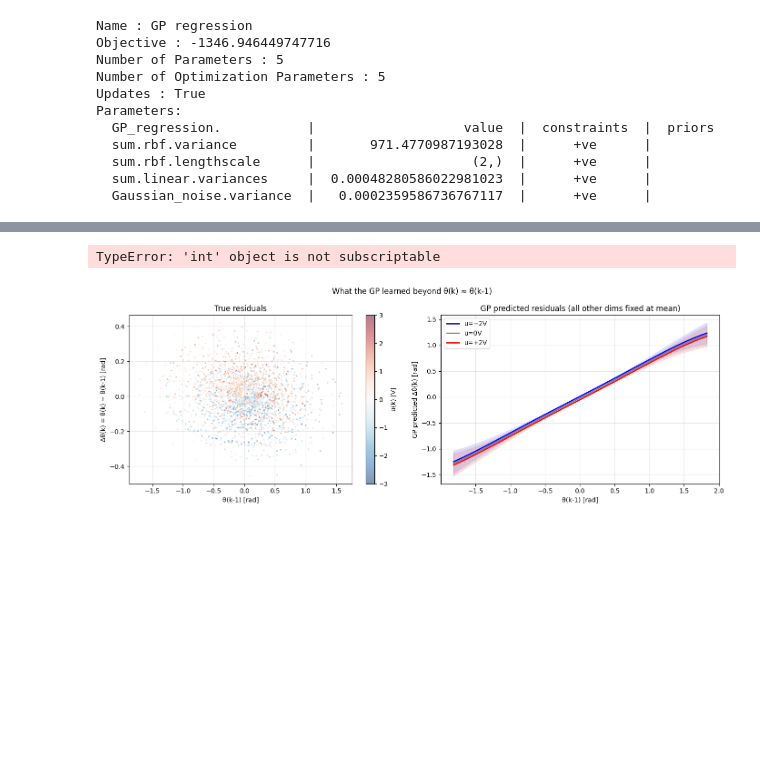
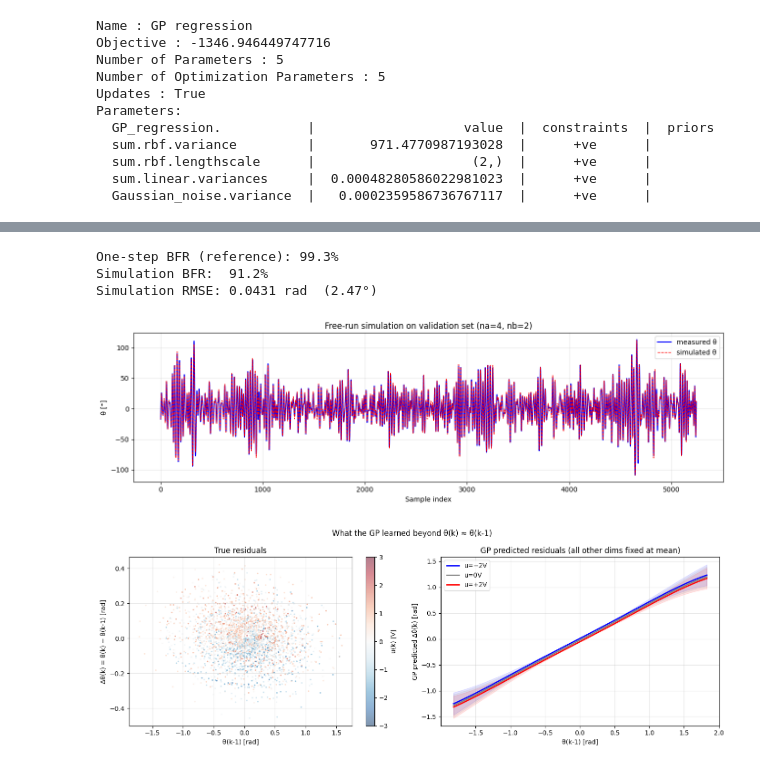
Before and after one commit to SpyrosAnog/ML-for-control-systems-Pendulum, a Jupyter notebook: GaussianProcess.ipynb, the cells around one changed output, grey strips where cells are left out. Cells and saved outputs as stored; diff of their text form; code cells hidden in the pictures; blank space fills up the shorter version.

Commit message:
corrected the simulation plots

```diff
--- a/GaussianProcess.ipynb
+++ b/GaussianProcess.ipynb
@@ -411,36 +411,39 @@ Sparse RMSE: 0.00365
 def simulate(model, u, th_init, na, nb):
     """Free-run simulation: predicted angles are fed back instead of true angles."""
     n = len(u)
     th_pred = np.zeros(n)
     th_pred[:na] = th_init[:na]  # seed with true values
 
     start = max(na, nb)
     for k in range(start, n):
         x = np.array([[th_pred[k-i] for i in range(1, na+1)] + [u[k-j] for j in range(nb)]])
         th_pred[k] = model.predict(x)[0].flatten()[0]
 
     return th_pred[start:]
 
-N_sim = Xval.shape[0]  # keep short — each step is a separate predict call
+N_sim = th_val.shape[0]  # keep short — each step is a separate predict call
 start = max(na, nb)
 
 th_sim  = simulate(m_sparse, u_val[:N_sim], th_val[:N_sim], na, nb)
 th_true = th_val[start:N_sim]
 
-print(f"One-step BFR (reference): {BFR(Yval[:N_sim-start], th_sim[:N_sim-start].flatten()):.1f}%")
+print(f"One-step BFR (reference): {BFR(Yval[:N_sim-start], Ypred_sparse[:N_sim-start].flatten()):.1f}%")
 print(f"Simulation BFR:  {BFR(th_true, th_sim):.1f}%")
 print(f"Simulation RMSE: {RMSE(th_true, th_sim):.4f} rad  ({np.degrees(RMSE(th_true, th_sim)):.2f}°)")
 
 fig, ax = plt.subplots(figsize=(13, 4))
 ax.plot(np.degrees(th_true), 'b', lw=1.5, label='measured θ')
 ax.plot(np.degrees(th_sim),  'r--', lw=1,  label='simulated θ')
 ax.set_xlabel("Sample index")
 ax.set_ylabel("θ [°]")
 ax.set_title(f"Free-run simulation on validation set (na={na}, nb={nb})")
 ax.legend(); ax.grid(alpha=0.3)
 plt.tight_layout(); plt.show()
 # %% [output]
-TypeError: 'int' object is not subscriptable
+One-step BFR (reference): 99.3%
+Simulation BFR:  91.2%
+Simulation RMSE: 0.0431 rad  (2.47°)
+[figure, added]
 # %%
 fig, axes = plt.subplots(1, 2, figsize=(14, 5))
 
```
Also changed, not shown: parts of 7 cells of this notebook.
